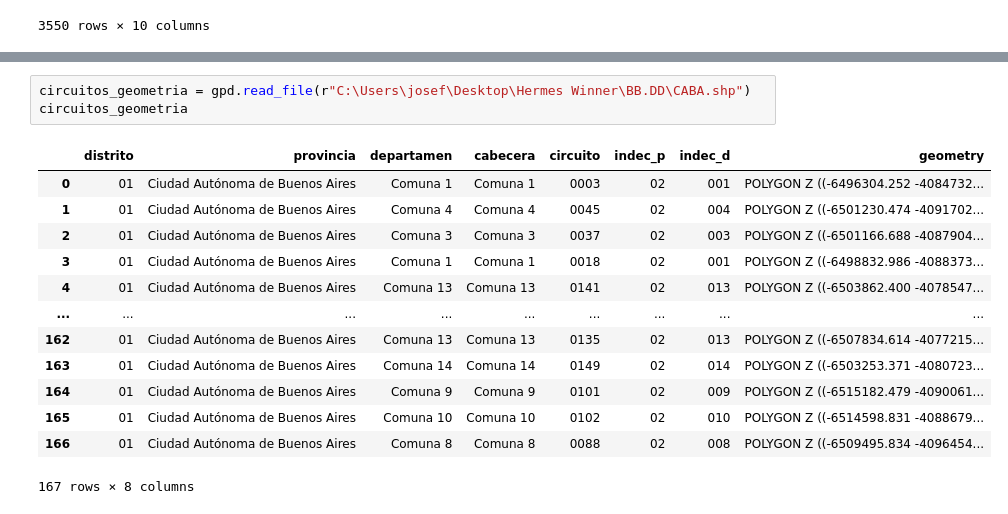
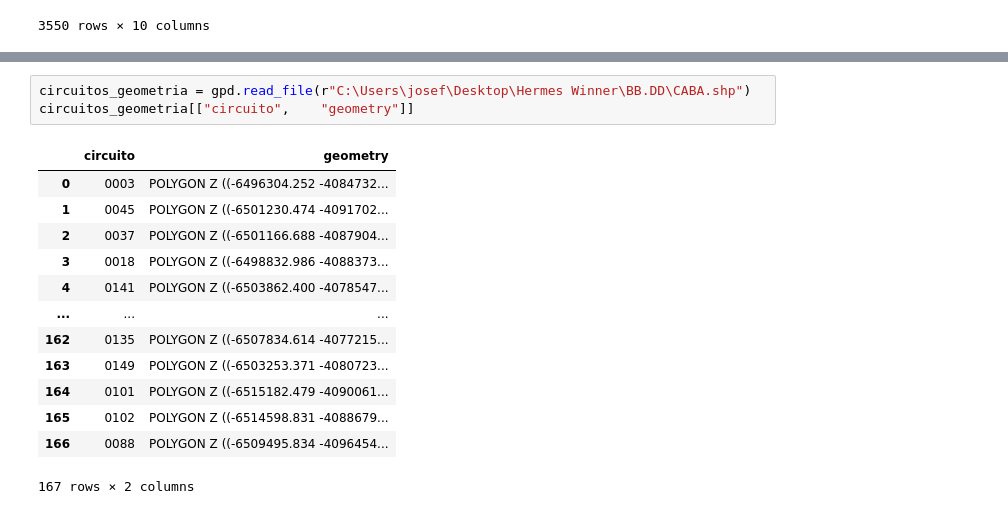
Before and after one commit to JocMB/MET4OP---Trabajo-Final, a Jupyter notebook: todo_para_variables.ipynb, the cells around one changed output, grey strips where cells are left out. Saved outputs shown, nothing was run; the diff lists cells and outputs as text.

```diff
--- a/todo_para_variables.ipynb
+++ b/todo_para_variables.ipynb
@@ -72,17 +143,17 @@ tabla_intermedia
 # %%
 circuitos_geometria = gpd.read_file(r"C:\Users\josef\Desktop\Hermes Winner\BB.DD\CABA.shp")
-circuitos_geometria
+circuitos_geometria[["circuito",	"geometry"]]
 # %% [output]
-|  | distrito | provincia | departamen | cabecera | circuito | indec_p | indec_d | geometry |
-| 0 | 01 | Ciudad Autónoma de Buenos Aires | Comuna 1 | Comuna 1 | 0003 | 02 | 001 | POLYGON Z ((-6496304.252 -4084732... |
-| 1 | 01 | Ciudad Autónoma de Buenos Aires | Comuna 4 | Comuna 4 | 0045 | 02 | 004 | POLYGON Z ((-6501230.474 -4091702... |
-| 2 | 01 | Ciudad Autónoma de Buenos Aires | Comuna 3 | Comuna 3 | 0037 | 02 | 003 | POLYGON Z ((-6501166.688 -4087904... |
-| 3 | 01 | Ciudad Autónoma de Buenos Aires | Comuna 1 | Comuna 1 | 0018 | 02 | 001 | POLYGON Z ((-6498832.986 -4088373... |
-| 4 | 01 | Ciudad Autónoma de Buenos Aires | Comuna 13 | Comuna 13 | 0141 | 02 | 013 | POLYGON Z ((-6503862.400 -4078547... |
-| ... | ... | ... | ... | ... | ... | ... | ... | ... |
-| 162 | 01 | Ciudad Autónoma de Buenos Aires | Comuna 13 | Comuna 13 | 0135 | 02 | 013 | POLYGON Z ((-6507834.614 -4077215... |
-| 163 | 01 | Ciudad Autónoma de Buenos Aires | Comuna 14 | Comuna 14 | 0149 | 02 | 014 | POLYGON Z ((-6503253.371 -4080723... |
-| 164 | 01 | Ciudad Autónoma de Buenos Aires | Comuna 9 | Comuna 9 | 0101 | 02 | 009 | POLYGON Z ((-6515182.479 -4090061... |
-| 165 | 01 | Ciudad Autónoma de Buenos Aires | Comuna 10 | Comuna 10 | 0102 | 02 | 010 | POLYGON Z ((-6514598.831 -4088679... |
-| 166 | 01 | Ciudad Autónoma de Buenos Aires | Comuna 8 | Comuna 8 | 0088 | 02 | 008 | POLYGON Z ((-6509495.834 -4096454... |
+|  | circuito | geometry |
+| 0 | 0003 | POLYGON Z ((-6496304.252 -4084732... |
+| 1 | 0045 | POLYGON Z ((-6501230.474 -4091702... |
+| 2 | 0037 | POLYGON Z ((-6501166.688 -4087904... |
+| 3 | 0018 | POLYGON Z ((-6498832.986 -4088373... |
+| 4 | 0141 | POLYGON Z ((-6503862.400 -4078547... |
+| ... | ... | ... |
+| 162 | 0135 | POLYGON Z ((-6507834.614 -4077215... |
+| 163 | 0149 | POLYGON Z ((-6503253.371 -4080723... |
+| 164 | 0101 | POLYGON Z ((-6515182.479 -4090061... |
+| 165 | 0102 | POLYGON Z ((-6514598.831 -4088679... |
+| 166 | 0088 | POLYGON Z ((-6509495.834 -4096454... |
-167 rows × 8 columns
+167 rows × 2 columns
```
Also changed, not shown: parts of 10 cells of this notebook.
